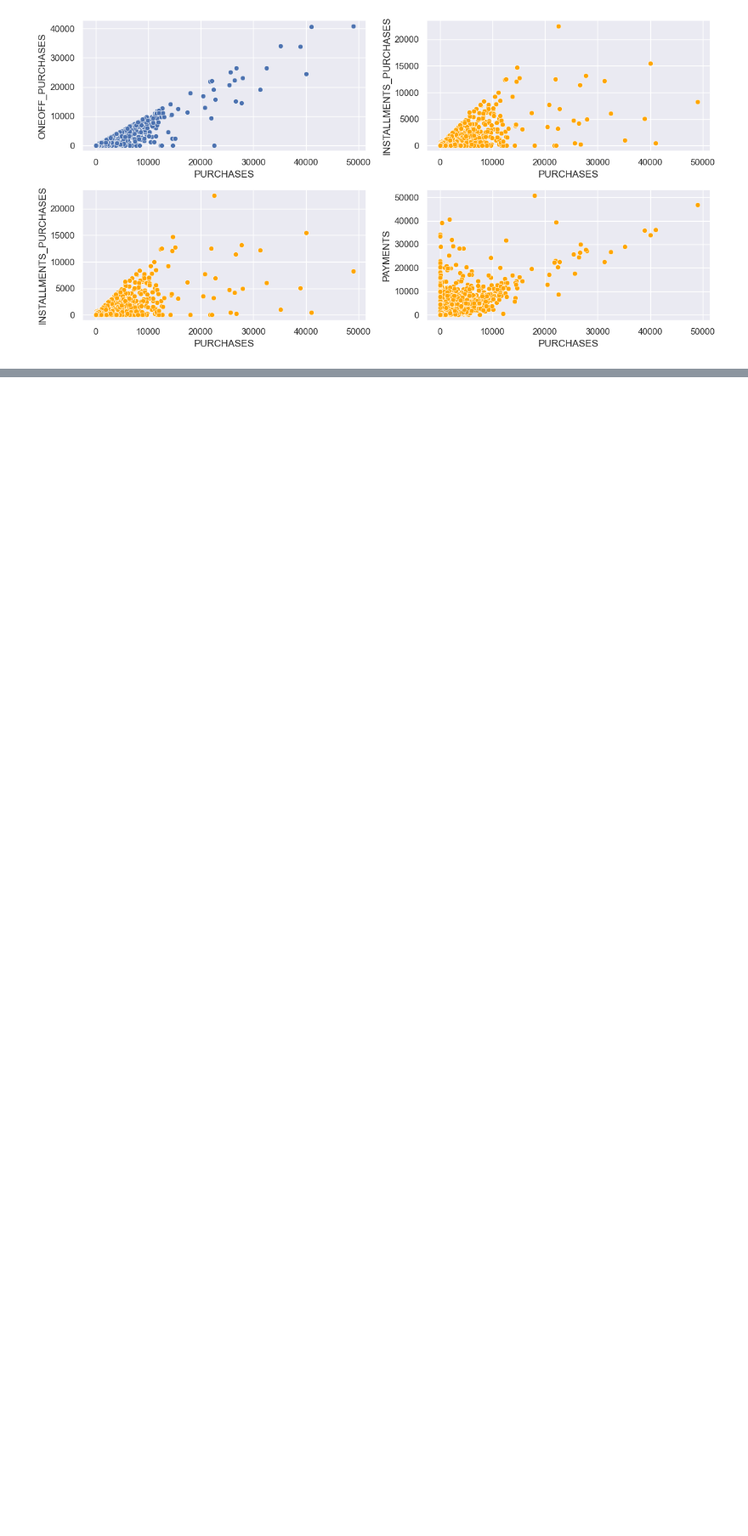
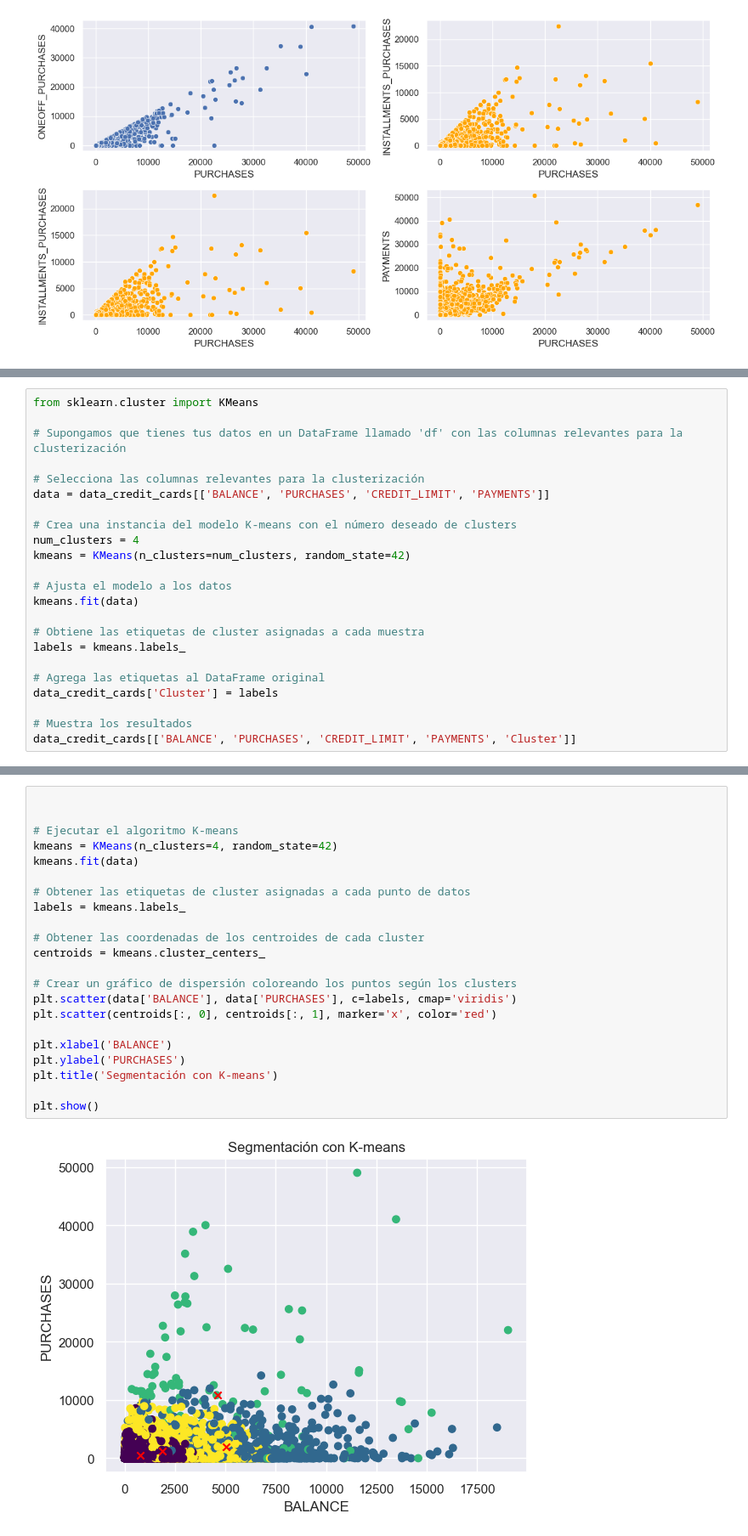
Before and after one commit to andromedalactea/Credit_Cards_Analytics, a Jupyter notebook: Analisis_exploratorio.ipynb, the cells around one changed output, grey strips where cells are left out. Shown: that part at 85% size. Saved outputs shown, nothing was run; the diff lists cells and outputs as text; blank space fills up the shorter version.

Commit message:
Primer intento de clusterización con k means en rama de prueba

```diff
--- a/Analisis_exploratorio.ipynb
+++ b/Analisis_exploratorio.ipynb
@@ -121,0 +199,23 @@ plt.show()
+# %%
+from sklearn.cluster import KMeans
+
+# Supongamos que tienes tus datos en un DataFrame llamado 'df' con las columnas relevantes para la clusterización
+
+# Selecciona las columnas relevantes para la clusterización
+data = data_credit_cards[['BALANCE', 'PURCHASES', 'CREDIT_LIMIT', 'PAYMENTS']]
+
+# Crea una instancia del modelo K-means con el número deseado de clusters
+num_clusters = 4
+kmeans = KMeans(n_clusters=num_clusters, random_state=42)
+
+# Ajusta el modelo a los datos
+kmeans.fit(data)
+
+# Obtiene las etiquetas de cluster asignadas a cada muestra
+labels = kmeans.labels_
+
+# Agrega las etiquetas al DataFrame original
+data_credit_cards['Cluster'] = labels
+
+# Muestra los resultados
+data_credit_cards[['BALANCE', 'PURCHASES', 'CREDIT_LIMIT', 'PAYMENTS', 'Cluster']]
@@ -121,0 +236,24 @@ plt.show()
+# %%
+
+
+# Ejecutar el algoritmo K-means
+kmeans = KMeans(n_clusters=4, random_state=42)
+kmeans.fit(data)
+
+# Obtener las etiquetas de cluster asignadas a cada punto de datos
+labels = kmeans.labels_
+
+# Obtener las coordenadas de los centroides de cada cluster
+centroids = kmeans.cluster_centers_
+
+# Crear un gráfico de dispersión coloreando los puntos según los clusters
+plt.scatter(data['BALANCE'], data['PURCHASES'], c=labels, cmap='viridis')
+plt.scatter(centroids[:, 0], centroids[:, 1], marker='x', color='red')
+
+plt.xlabel('BALANCE')
+plt.ylabel('PURCHASES')
+plt.title('Segmentación con K-means')
+
+plt.show()
+# %% [output]
+[figure, added]
```
Also changed, not shown: parts of 13 cells of this notebook.
